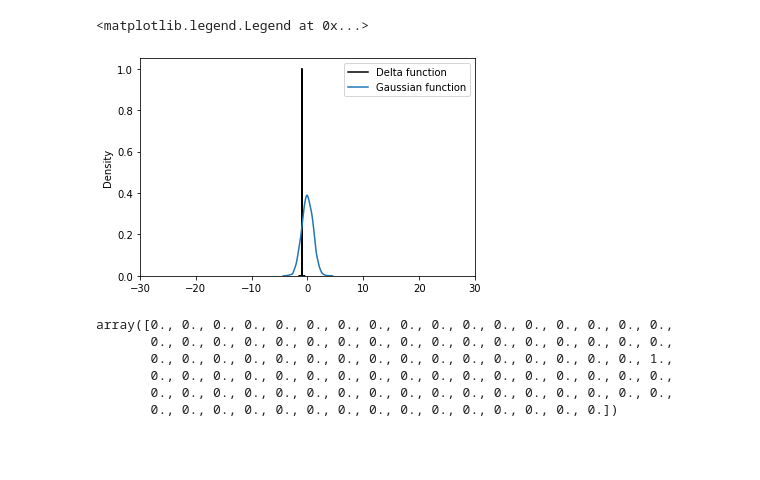
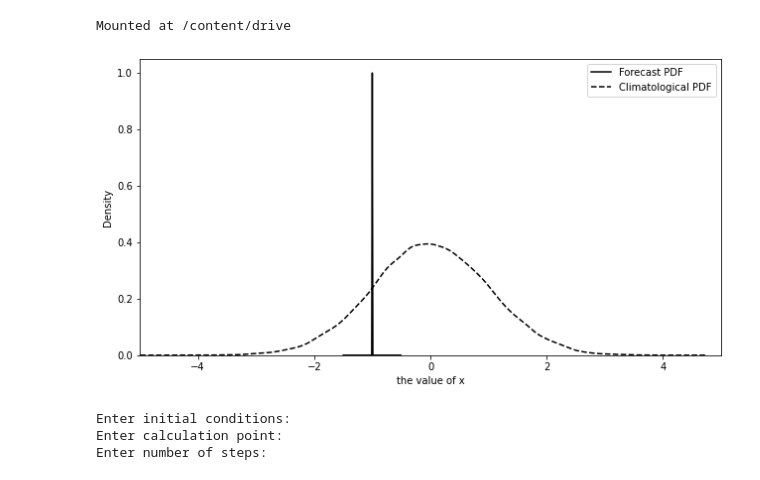
Before and after one commit to kuiper2000/chaos_and_predictability, a Jupyter notebook: _sources/week1/Week1.ipynb, the cells around one changed output. Saved outputs shown, nothing was run; the diff lists cells and outputs as text; code cells hidden in the pictures; blank space fills up the shorter version.

```diff
--- a/_sources/week1/Week1.ipynb
+++ b/_sources/week1/Week1.ipynb
@@ -13,26 +13,25 @@ import statistics
 from scipy import interpolate
 from scipy import signal
 import os
+
+from google.colab import drive
+drive.mount('/content/drive')
+# %% [output]
+Mounted at /content/drive
 # %%
+f=plt.figure()
 imp = signal.unit_impulse(100, 'mid')
-plt.plot(np.arange(-0.5, 0.5,0.01)-1, imp, 'k',label='Delta function')
+plt.plot(np.arange(-0.5, 0.5,0.01)-1, imp, 'k',label='Forecast PDF')
 
 from numpy import random
 import matplotlib.pyplot as plt
 import seaborn as sns
 
-sns.distplot(random.normal(size=10000),'k--',hist=False, label='Gaussian function')
-plt.xlim([-30,30])
+sns.distplot(random.normal(size=30000), kde_kws={'linestyle':'--'},hist=False, label='Climatological PDF',color='k')
+plt.xlim([-5,5])
+plt.xlabel('the value of x')
 plt.legend()
+f.set_size_inches(10.5,5.5)
+f.savefig( "/content/drive/MyDrive/website-hugo/chaos_and_predictability/week1/FIG1.png")
 # %% [output]
-<matplotlib.legend.Legend at 0x...>
-[figure, old version]
+[figure, new version]
-# %%
-imp
-# %% [output]
-array([0., 0., 0., 0., 0., 0., 0., 0., 0., 0., 0., 0., 0., 0., 0., 0., 0.,
-       0., 0., 0., 0., 0., 0., 0., 0., 0., 0., 0., 0., 0., 0., 0., 0., 0.,
-       0., 0., 0., 0., 0., 0., 0., 0., 0., 0., 0., 0., 0., 0., 0., 0., 1.,
-       0., 0., 0., 0., 0., 0., 0., 0., 0., 0., 0., 0., 0., 0., 0., 0., 0.,
-       0., 0., 0., 0., 0., 0., 0., 0., 0., 0., 0., 0., 0., 0., 0., 0., 0.,
-       0., 0., 0., 0., 0., 0., 0., 0., 0., 0., 0., 0., 0., 0., 0.])
@@ -38,0 +76,22 @@ array([0., 0., 0., 0., 0., 0., 0., 0., 0., 0., 0., 0., 0., 0., 0., 0., 0.,
+# %%
+# Inputs
+print('Enter initial conditions:')
+x0 = 0
+y0 = [0,0.1,0]
+rho = 28.0
+sigma = 10.0
+beta = 8.0 / 3.0
+y_record = np.zeros((3,50000))
+print('Enter calculation point: ')
+xn = 0.01
+
+print('Enter number of steps:')
+step = 100
+y_record[:,0] = y0
+# RK4 method call
+for i in range(1,np.shape(y_record)[1]):
+    y_record[:,i] = rk4(x0,y_record[:,i-1],xn,step, sigma,rho,beta)
+# %% [output]
+Enter initial conditions:
+Enter calculation point:
+Enter number of steps:
```
Also changed, not shown: parts of 6 cells of this notebook, 27 other files.
